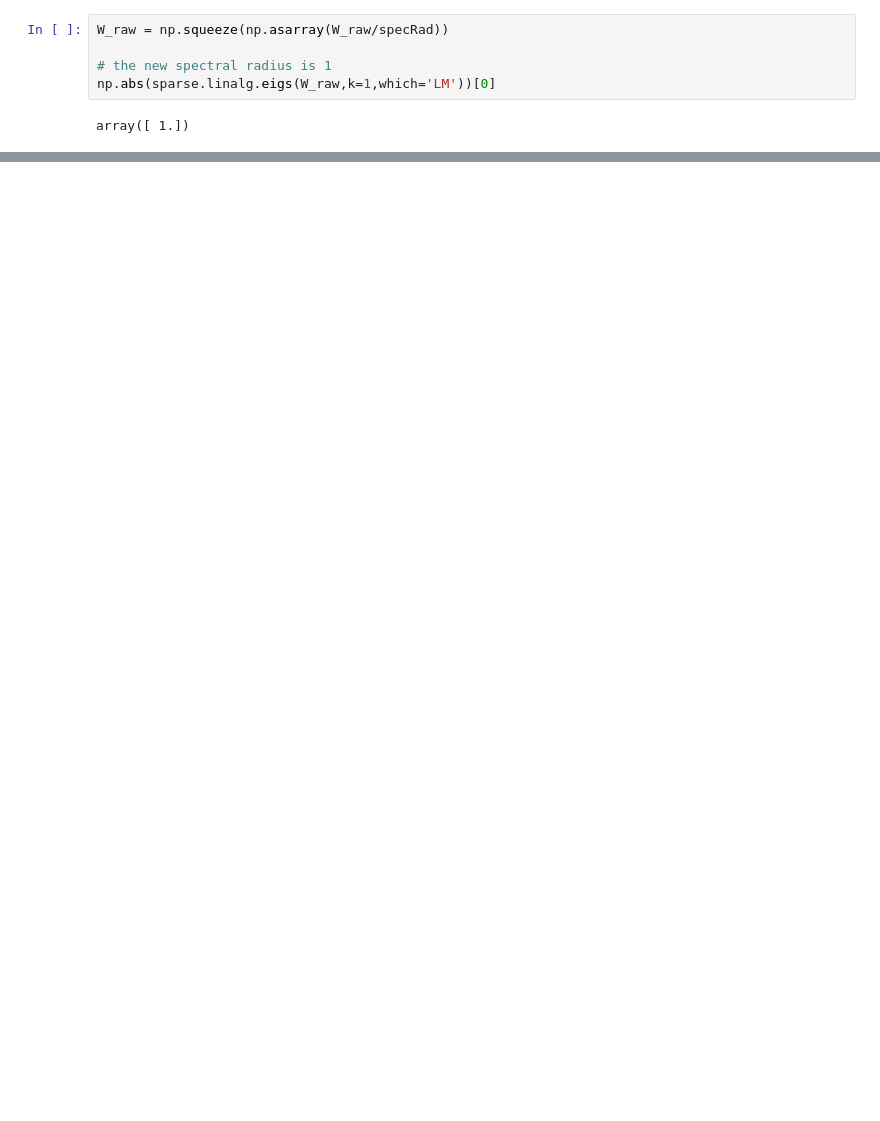
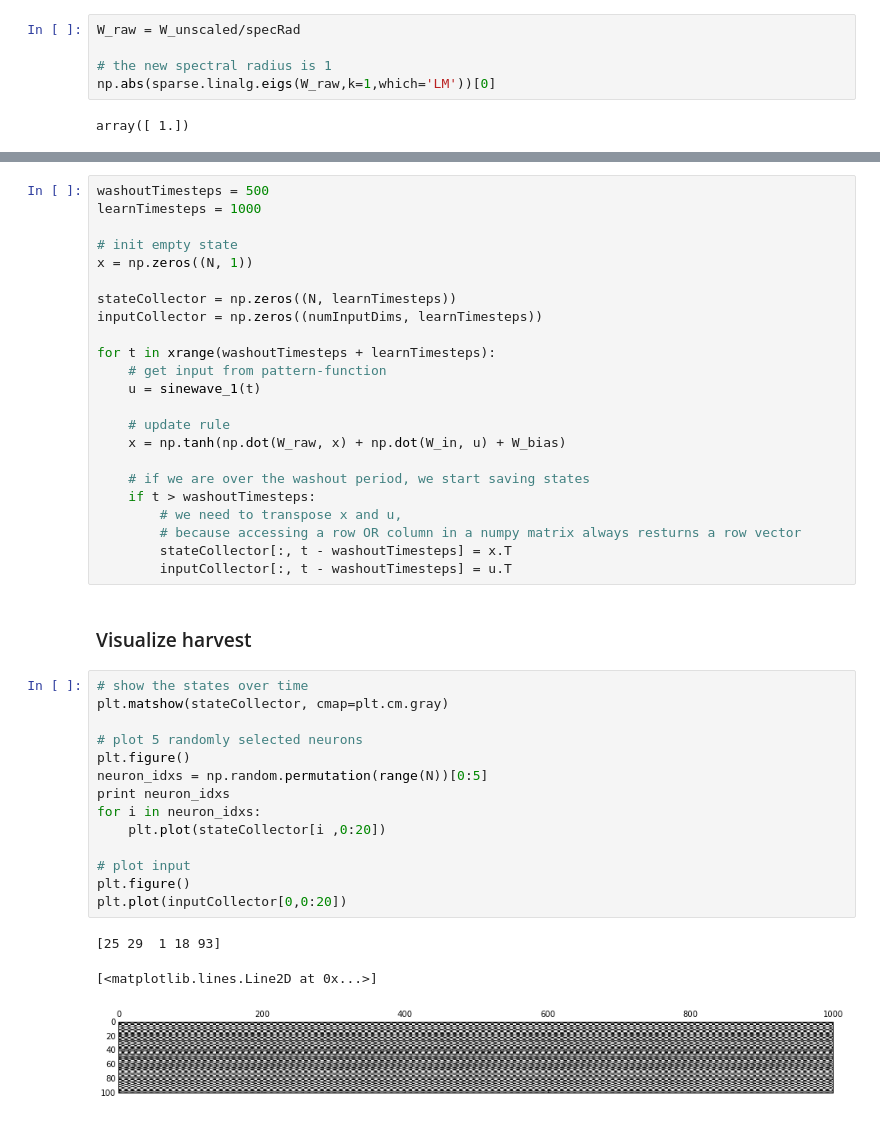
Before and after one commit to kstandvoss/Conceptors, a Jupyter notebook: Conceptors.ipynb, the cells around one changed output, grey strips where cells are left out. Cells and saved outputs as stored; diff of their text form; blank space fills up the shorter version.

```diff
--- a/Conceptors.ipynb
+++ b/Conceptors.ipynb
@@ -38,7 +39,7 @@ specRad
 # %% [output]
 array([ 5.13523432])
 # %%
-W_raw = np.squeeze(np.asarray(W_raw/specRad))
+W_raw = W_unscaled/specRad
 
 # the new spectral radius is 1
 np.abs(sparse.linalg.eigs(W_raw,k=1,which='LM'))[0]
@@ -56,0 +91,43 @@ plt.matshow(W_in.T, cmap=plt.cm.gray);
+# %%
+washoutTimesteps = 500
+learnTimesteps = 1000
+
+# init empty state
+x = np.zeros((N, 1))
+
+stateCollector = np.zeros((N, learnTimesteps))
+inputCollector = np.zeros((numInputDims, learnTimesteps))
+
+for t in xrange(washoutTimesteps + learnTimesteps):
+    # get input from pattern-function
+    u = sinewave_1(t)
+
+    # update rule
+    x = np.tanh(np.dot(W_raw, x) + np.dot(W_in, u) + W_bias)
+
+    # if we are over the washout period, we start saving states
+    if t > washoutTimesteps:
+        # we need to transpose x and u,
+        # because accessing a row OR column in a numpy matrix always resturns a row vector
+        stateCollector[:, t - washoutTimesteps] = x.T
+        inputCollector[:, t - washoutTimesteps] = u.T
+# %% [markdown]
+### Visualize harvest
+# %%
+# show the states over time
+plt.matshow(stateCollector, cmap=plt.cm.gray)
+
+# plot 5 randomly selected neurons
+plt.figure()
+neuron_idxs = np.random.permutation(range(N))[0:5]
+print neuron_idxs
+for i in neuron_idxs:
+    plt.plot(stateCollector[i ,0:20])
+
+# plot input
+plt.figure()
+plt.plot(inputCollector[0,0:20])
+# %% [output]
+[25 29  1 18 93]
+[<matplotlib.lines.Line2D at 0x...>]
+[figure, added]
```
Also changed, not shown: parts of 22 cells of this notebook.
